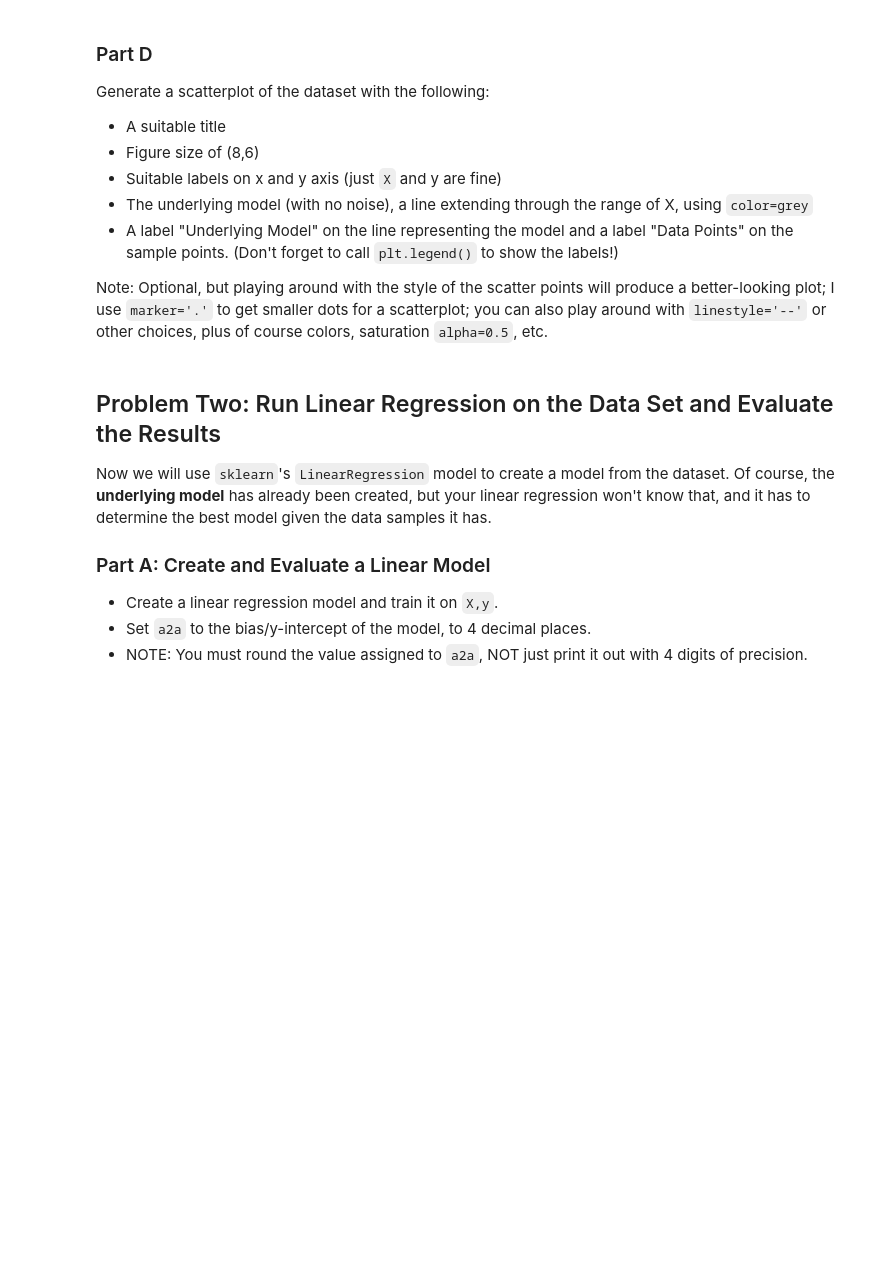
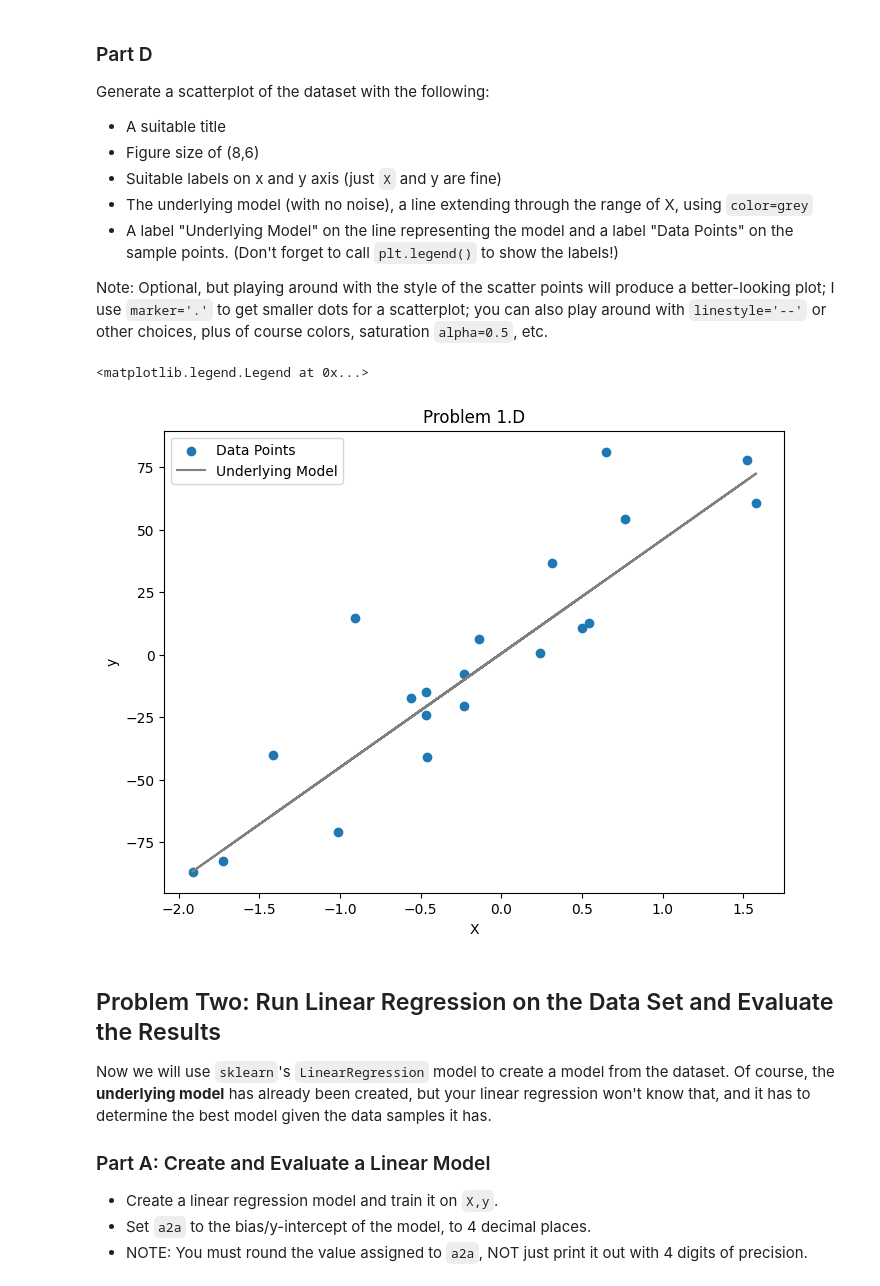
Before and after one commit to mclevel/Module-3-Assignments, a Jupyter notebook: Homework_02.ipynb, the cells around one changed output. Cells and saved outputs as stored; diff of their text form; code cells hidden in the pictures; blank space fills up the shorter version.

```diff
--- a/Homework_02.ipynb
+++ b/Homework_02.ipynb
@@ -136,3 +133,24 @@ also play around with `linestyle='--'` or other choices, plus of course colors,
+# %%
+#Underlying model
+# Noise set to 0
+Xb, yb, coef_b = make_regression(n_samples=20, n_features=1, bias = 0.5, noise=0, random_state=42, coef = True)
+
+slope_b = coef_b
+# %%
+
+# Your code here
+line = slope_b * X + 0.5
+
+plt.figure(figsize=(8,6))
+plt.scatter(X,y, label = "Data Points")
+plt.plot(X, line, color='grey', label='Underlying Model')
+plt.xlabel('X')
+plt.ylabel('y')
+plt.title("Problem 1.D")
+plt.legend()
+# %% [output]
+<matplotlib.legend.Legend at 0x...>
+[figure, added]
 # %% [markdown]
 ## Problem Two: Run Linear Regression on the Data Set and Evaluate the Results
 
```
Also changed, not shown: parts of 18 cells of this notebook, 1 other file.
